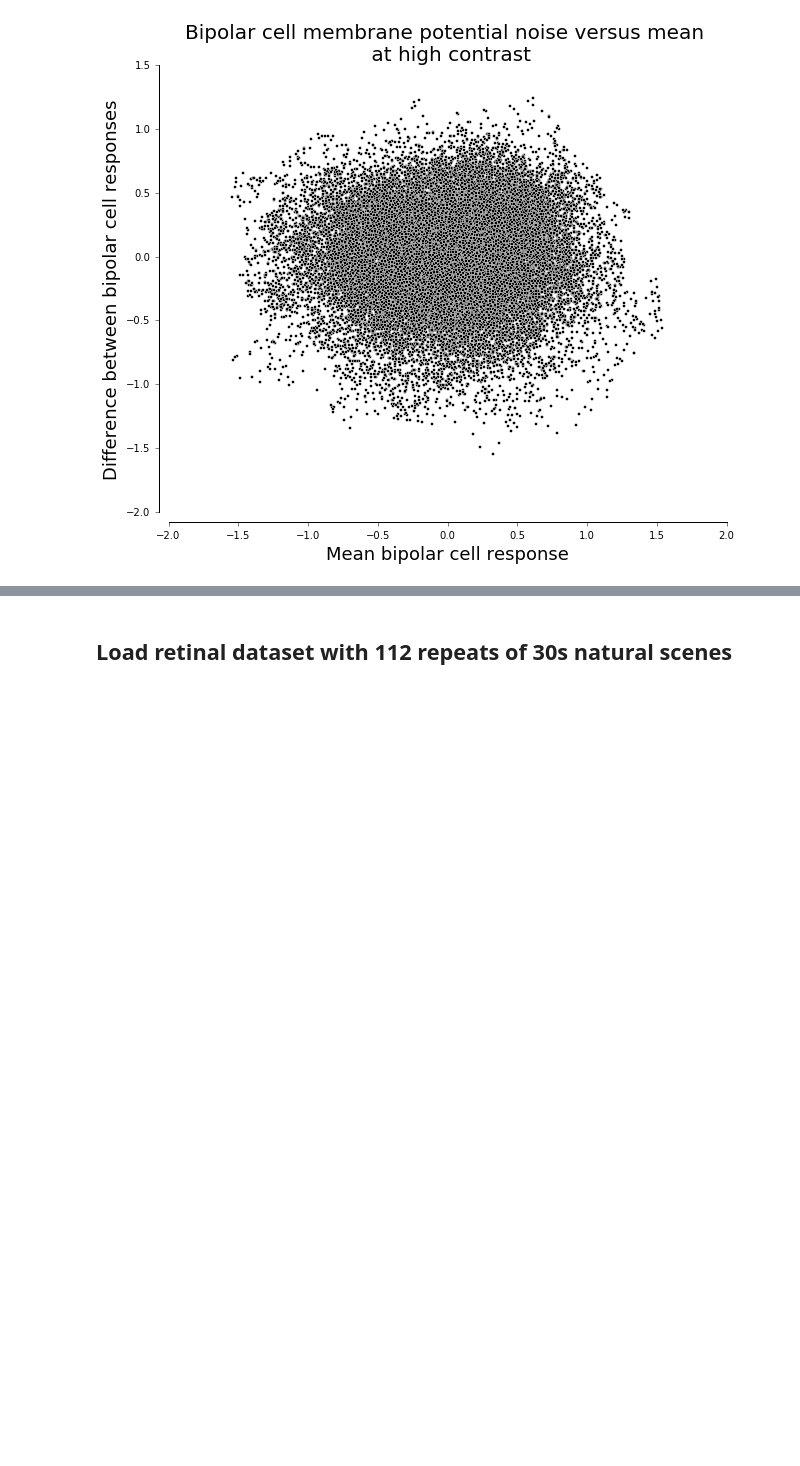
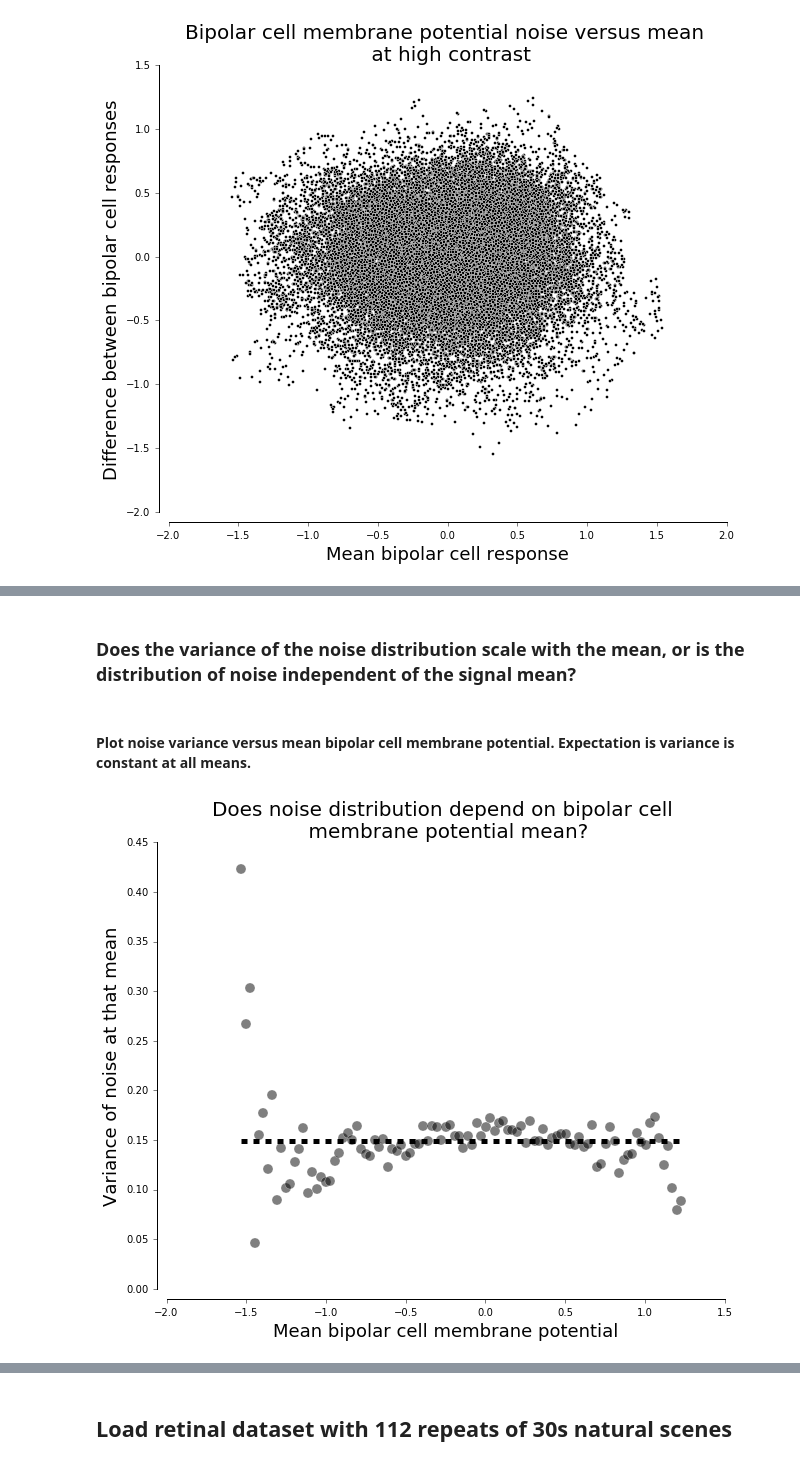
Before and after one commit to lmcintosh/deep-retina-tutorial, a Jupyter notebook: introduction.ipynb, the cells around one changed output, grey strips where cells are left out. Saved outputs shown, nothing was run; the diff lists cells and outputs as text; code cells hidden in the pictures; blank space fills up the shorter version.

```diff
--- a/introduction.ipynb
+++ b/introduction.ipynb
@@ -142,0 +179,20 @@ adjust_spines(plt.gca(), ['left', 'bottom'])
+# %% [markdown]
+### Does the variance of the noise distribution scale with the mean, or is the distribution of noise independent of the signal mean?
+# %%
+bipolar_residual_vars = [np.var(bipolar_residuals[np.bitwise_and(high_contrast_mean_response<bin_edges[i+1],
+                                                                 high_contrast_mean_response>left_edge)]) for i,left_edge
+                         in enumerate(bin_edges[:-1])]
+# %% [markdown]
+#### Plot noise variance versus mean bipolar cell membrane potential. Expectation is variance is constant at all means.
+# %%
+plt.plot(bin_centers, bipolar_residual_vars, 'k.', alpha=0.5, mec='w', markersize=20)
+plt.plot(bin_centers, [np.mean(bipolar_residual_vars)]*len(bin_centers), 'k--', linewidth=5)
+plt.title('Does noise distribution depend on bipolar cell \n membrane potential mean?', fontsize=20)
+plt.xlabel('Mean bipolar cell membrane potential', fontsize=18)
+plt.ylabel('Variance of noise at that mean', fontsize=18)
+# aesthetics
+plt.tick_params(axis='y', direction='out')
+plt.tick_params(axis='x', direction='out')
+adjust_spines(plt.gca(), ['left', 'bottom'])
+# %% [output]
+[figure, added]
```
Also changed, not shown: parts of 17 cells of this notebook, 1 other file.
